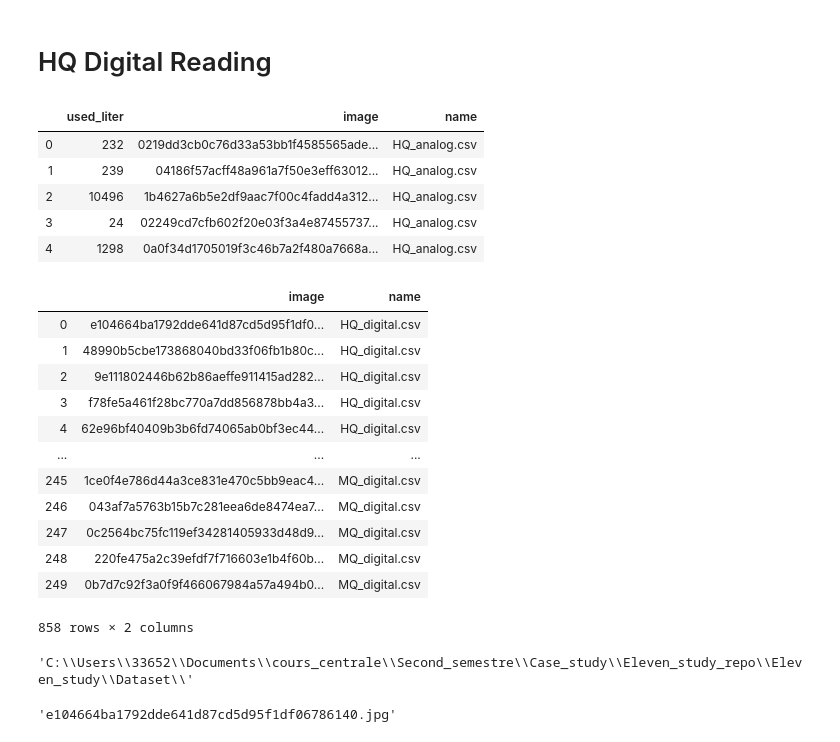
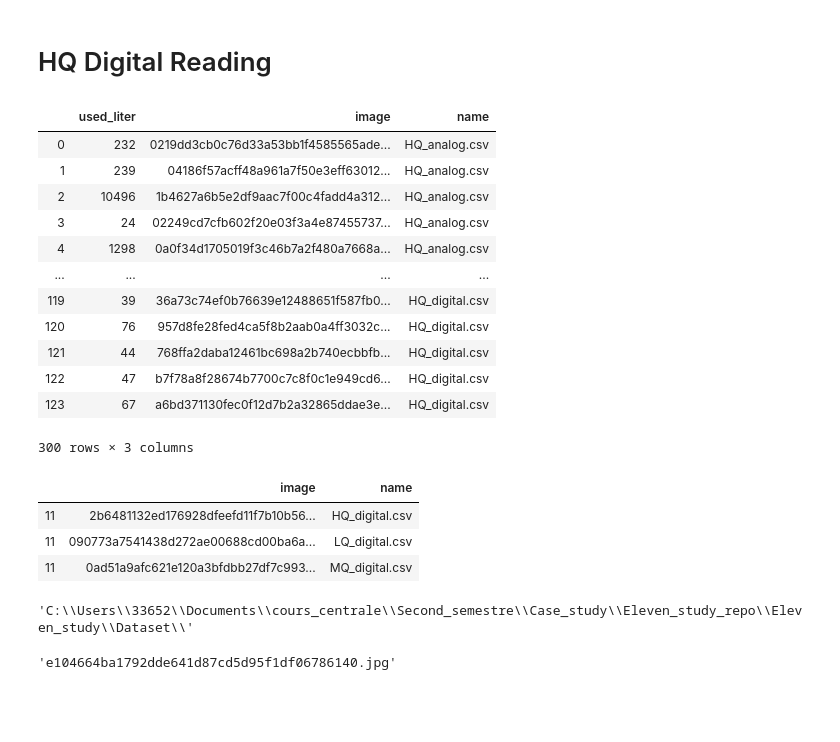
Before and after one commit to raphaaael95/Eleven_study, a Jupyter notebook: RAN_Digital_AM-minimal-looped.ipynb, the cells around one changed output. Cells and saved outputs as stored; diff of their text form; code cells hidden in the pictures; blank space fills up the shorter version.

Commit message:
RAN_digital_AM correction bug reading images

```diff
--- a/RAN_Digital_AM-minimal-looped.ipynb
+++ b/RAN_Digital_AM-minimal-looped.ipynb
@@ -36,45 +36,44 @@ DIGITS_LOOKUP = {
 # %%
 data_path = os.getcwd() + str('\\Dataset\\') #check adress if not working /Dataset/
 df = pd.DataFrame()
 
 for file in glob.glob(data_path + '*.csv'):
     head, tail = os.path.split(file)
     file_name = tail
     current = pd.read_csv(file, sep = ";")
     current["name"] = file_name
     df = pd.concat([df, current],axis=0)
 
 df = df.drop(df.columns[[0]], axis=1)
-df.head()
+df.head(300)
 # %% [output]
 |  | used_liter | image | name |
 | 0 | 232 | 0219dd3cb0c76d33a53bb1f4585565ade... | HQ_analog.csv |
 | 1 | 239 | 04186f57acff48a961a7f50e3eff63012... | HQ_analog.csv |
 | 2 | 10496 | 1b4627a6b5e2df9aac7f00c4fadd4a312... | HQ_analog.csv |
 | 3 | 24 | 02249cd7cfb602f20e03f3a4e87455737... | HQ_analog.csv |
 | 4 | 1298 | 0a0f34d1705019f3c46b7a2f480a7668a... | HQ_analog.csv |
+| ... | ... | ... | ... |
+| 119 | 39 | 36a73c74ef0b76639e12488651f587fb0... | HQ_digital.csv |
+| 120 | 76 | 957d8fe28fed4ca5f8b2aab0a4ff3032c... | HQ_digital.csv |
+| 121 | 44 | 768ffa2daba12461bc698a2b740ecbbfb... | HQ_digital.csv |
+| 122 | 47 | b7f78a8f28674b7700c7c8f0c1e949cd6... | HQ_digital.csv |
+| 123 | 67 | a6bd371130fec0f12d7b2a32865ddae3e... | HQ_digital.csv |
+300 rows × 3 columns
 # %%
 df_digital=df[(df["name"]!='HQ_analog.csv')& (df["name"]!="LQ_analog.csv")][["image","name"]]
-# %%
-df_digital
-# %% [output]
-|  | image | name |
-| 0 | e104664ba1792dde641d87cd5d95f1df0... | HQ_digital.csv |
-| 1 | 48990b5cbe173868040bd33f06fb1b80c... | HQ_digital.csv |
-| 2 | 9e111802446b62b86aeffe911415ad282... | HQ_digital.csv |
-| 3 | f78fe5a461f28bc770a7dd856878bb4a3... | HQ_digital.csv |
-| 4 | 62e96bf40409b3b6fd74065ab0bf3ec44... | HQ_digital.csv |
-| ... | ... | ... |
-| 245 | 1ce0f4e786d44a3ce831e470c5bb9eac4... | MQ_digital.csv |
-| 246 | 043af7a5763b15b7c281eea6de8474ea7... | MQ_digital.csv |
-| 247 | 0c2564bc75fc119ef34281405933d48d9... | MQ_digital.csv |
-| 248 | 220fe475a2c39efdf7f716603e1b4f60b... | MQ_digital.csv |
-| 249 | 0b7d7c92f3a0f9f466067984a57a494b0... | MQ_digital.csv |
-858 rows × 2 columns
-# %%
-data_path
-# %% [output]
-'C:\\Users\\33652\\Documents\\cours_centrale\\Second_semestre\\Case_study\\Eleven_study_repo\\Eleven_study\\Dataset\\'
+# %%
+#df_digital[11,:]
+df_digital.loc[11]
+# %% [output]
+|  | image | name |
+| 11 | 2b6481132ed176928dfeefd11f7b10b56... | HQ_digital.csv |
+| 11 | 090773a7541438d272ae00688cd00ba6a... | LQ_digital.csv |
+| 11 | 0ad51a9afc621e120a3bfdbb27df7c993... | MQ_digital.csv |
+# %%
+Dataset\HQ_digital\2b6481132ed176928dfeefd11f7b10b56b49d517.jpg
+# %% [output]
+'C:\\Users\\33652\\Documents\\cours_centrale\\Second_semestre\\Case_study\\Eleven_study_repo\\Eleven_study\\Dataset\\'
 # %%
 df_digital.values[0].tolist()[0]
 # %% [output]
```
Also changed, not shown: parts of 6 cells of this notebook.
